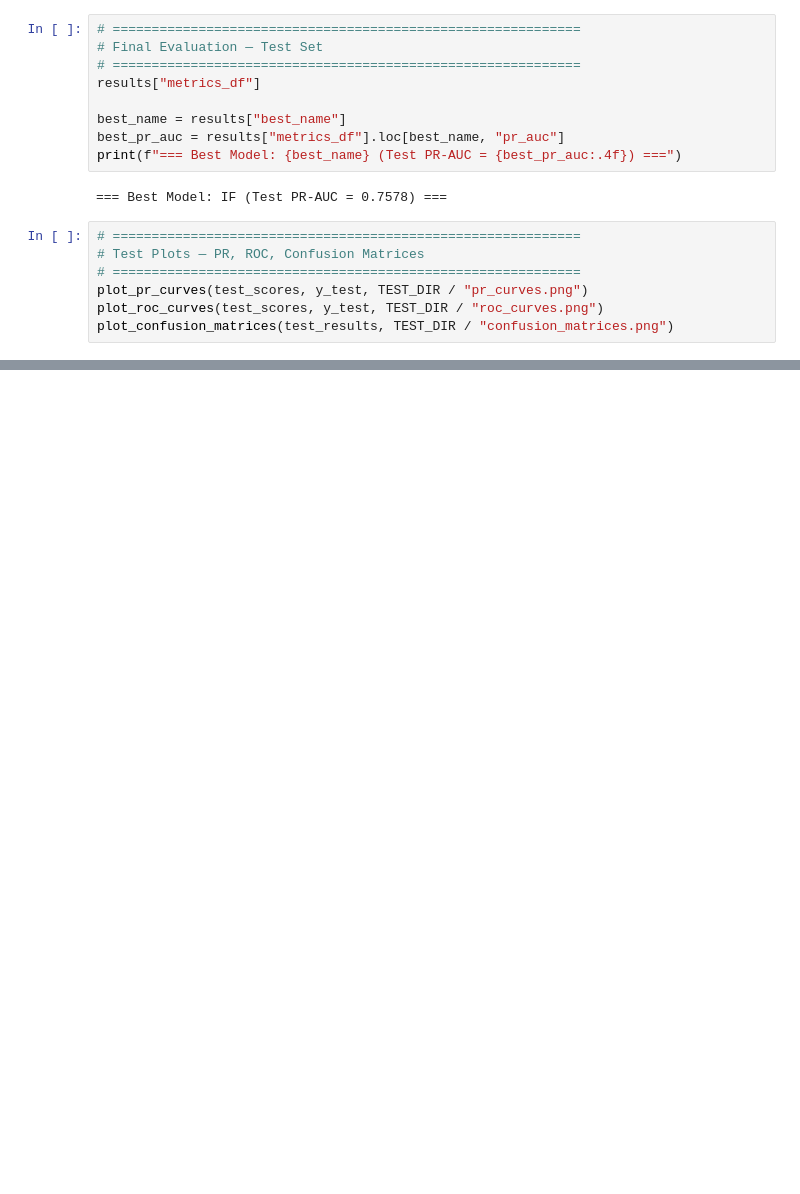
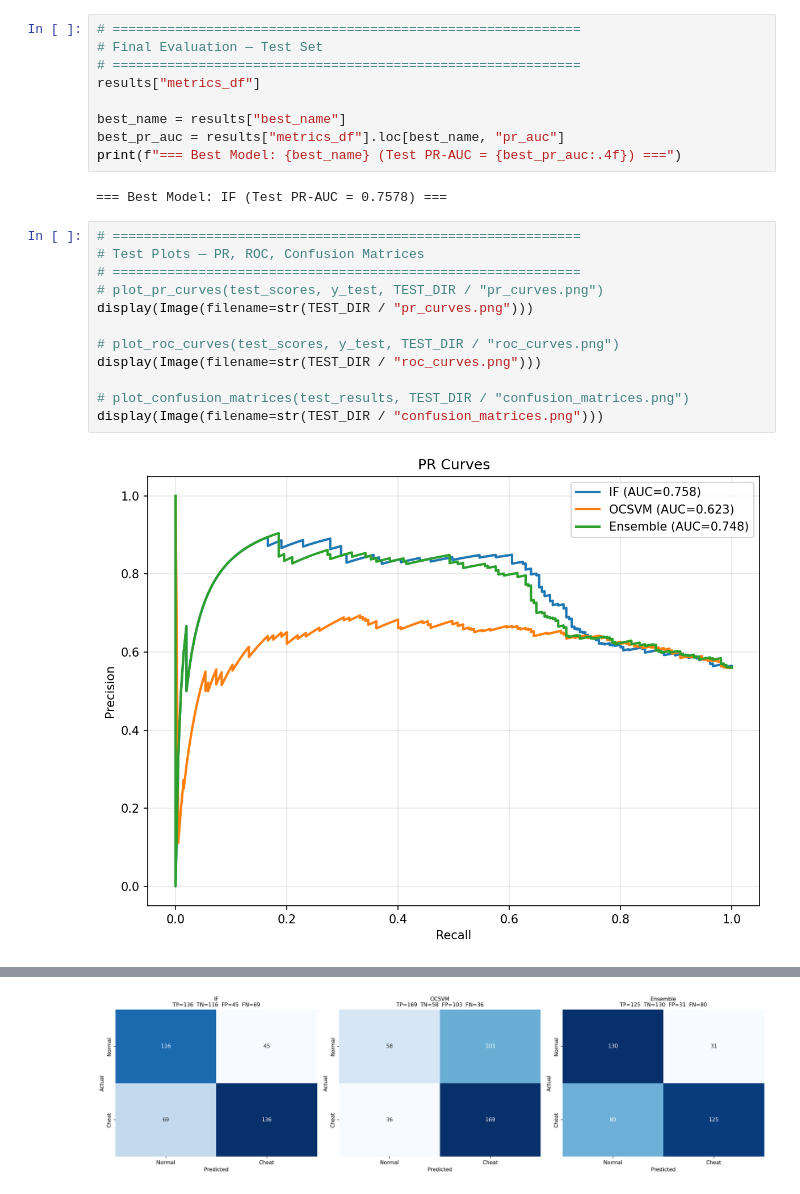
Before and after one commit to AsserMahmoud-DS/Proctoring-Behavioral-Anomaly-Detection, a Jupyter notebook: notebooks/train_evaluate.ipynb, the cells around one changed output, grey strips where cells are left out. Cells and saved outputs as stored; diff of their text form; blank space fills up the shorter version.

```diff
--- a/notebooks/train_evaluate.ipynb
+++ b/notebooks/train_evaluate.ipynb
@@ -47,7 +77,14 @@ print(f"=== Best Model: {best_name} (Test PR-AUC = {best_pr_auc:.4f}) ===")
 # %%
 # ============================================================
 # Test Plots — PR, ROC, Confusion Matrices
 # ============================================================
-plot_pr_curves(test_scores, y_test, TEST_DIR / "pr_curves.png")
-plot_roc_curves(test_scores, y_test, TEST_DIR / "roc_curves.png")
-plot_confusion_matrices(test_results, TEST_DIR / "confusion_matrices.png")
+# plot_pr_curves(test_scores, y_test, TEST_DIR / "pr_curves.png")
+display(Image(filename=str(TEST_DIR / "pr_curves.png")))
+
+# plot_roc_curves(test_scores, y_test, TEST_DIR / "roc_curves.png")
+display(Image(filename=str(TEST_DIR / "roc_curves.png")))
+
+# plot_confusion_matrices(test_results, TEST_DIR / "confusion_matrices.png")
+display(Image(filename=str(TEST_DIR / "confusion_matrices.png")))
+# %% [output]
+[figure, added]
@@ -53,0 +92 @@ plot_confusion_matrices(test_results, TEST_DIR / "confusion_matrices.png")
+[figure, added]
```
Also changed, not shown: parts of 4 cells of this notebook.
